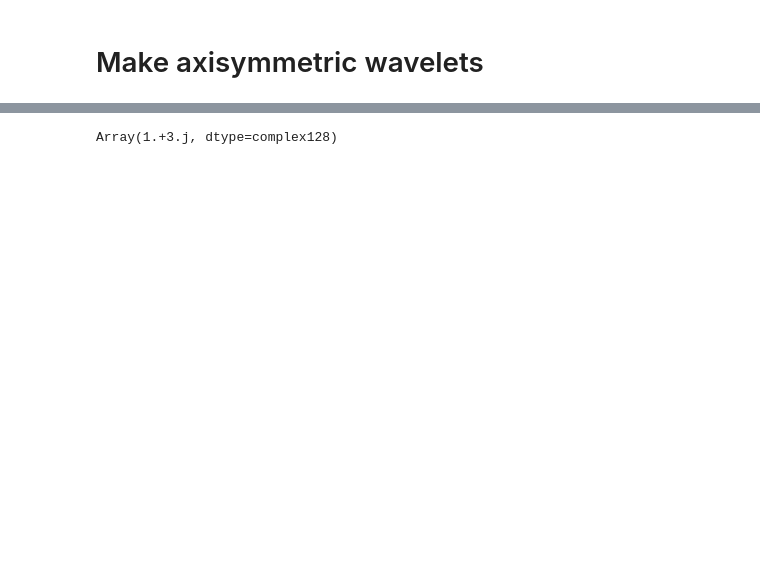
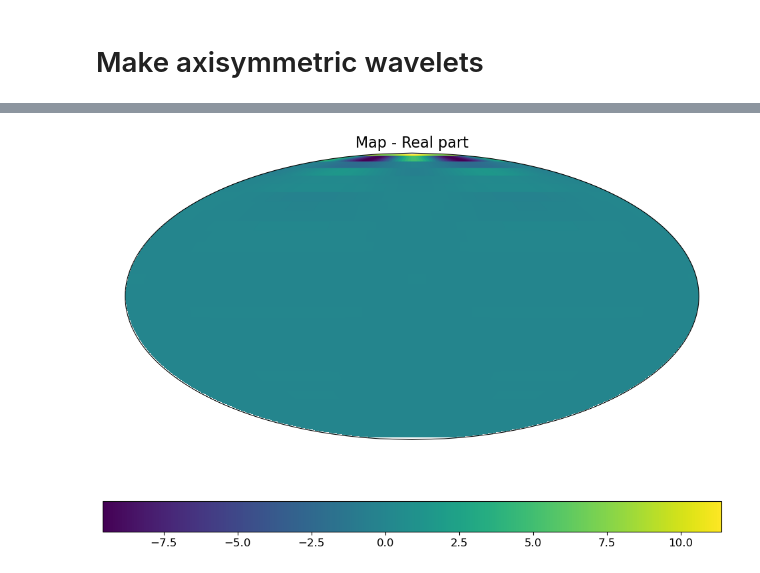
Before and after one commit to mousset/scatcovJAX, a Jupyter notebook: Notebooks/Build_wavelets.ipynb, the cells around one changed output, grey strips where cells are left out. Saved outputs shown, nothing was run; the diff lists cells and outputs as text; code cells hidden in the pictures; blank space fills up the shorter version.

```diff
--- a/Notebooks/Build_wavelets.ipynb
+++ b/Notebooks/Build_wavelets.ipynb
@@ -48,6 +75,11 @@ plt.legend()
 # %%
+reload(plot)
 j = 4
-w = s2fft.inverse_jax(wlm[j, :], L=L)
+# Make a map
+w = s2fft.inverse_jax(wlm[j, :, :], L=L)
 print(w.shape)
-s2fft.utils.plotting_functions.plot_sphere(w, L, sampling, isnotebook=True)
+
+# Plot the wavelet on the sphere
+
+plot.plot_sphere(w, L, sampling, isnotebook=True)
 # %% [output]
@@ -97,6 +88,5 @@ Widget(value="<iframe src='http://localhost:39521/index.html?ui=P_0x7fec8424c400
-# %%
-import jax.numpy as jnp
-b=1+3.j
-jnp.mean(b)
-# %% [output]
-Array(1.+3.j, dtype=complex128)
+# %%
+reload(plot)
+plot.plot_map_MW_Mollweide(w)
+# %% [output]
+[figure, added]
```
Also changed, not shown: parts of 17 cells of this notebook.
